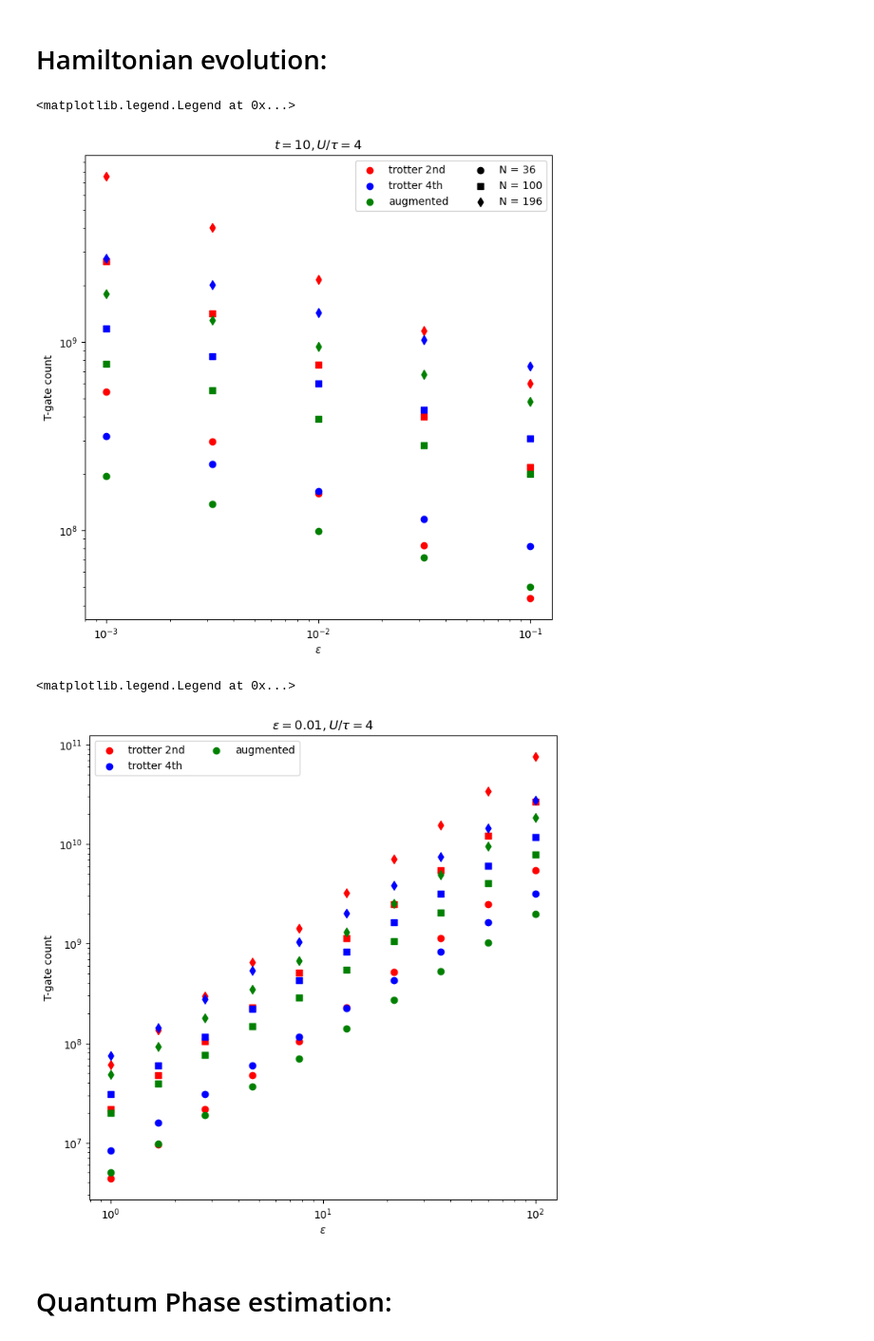
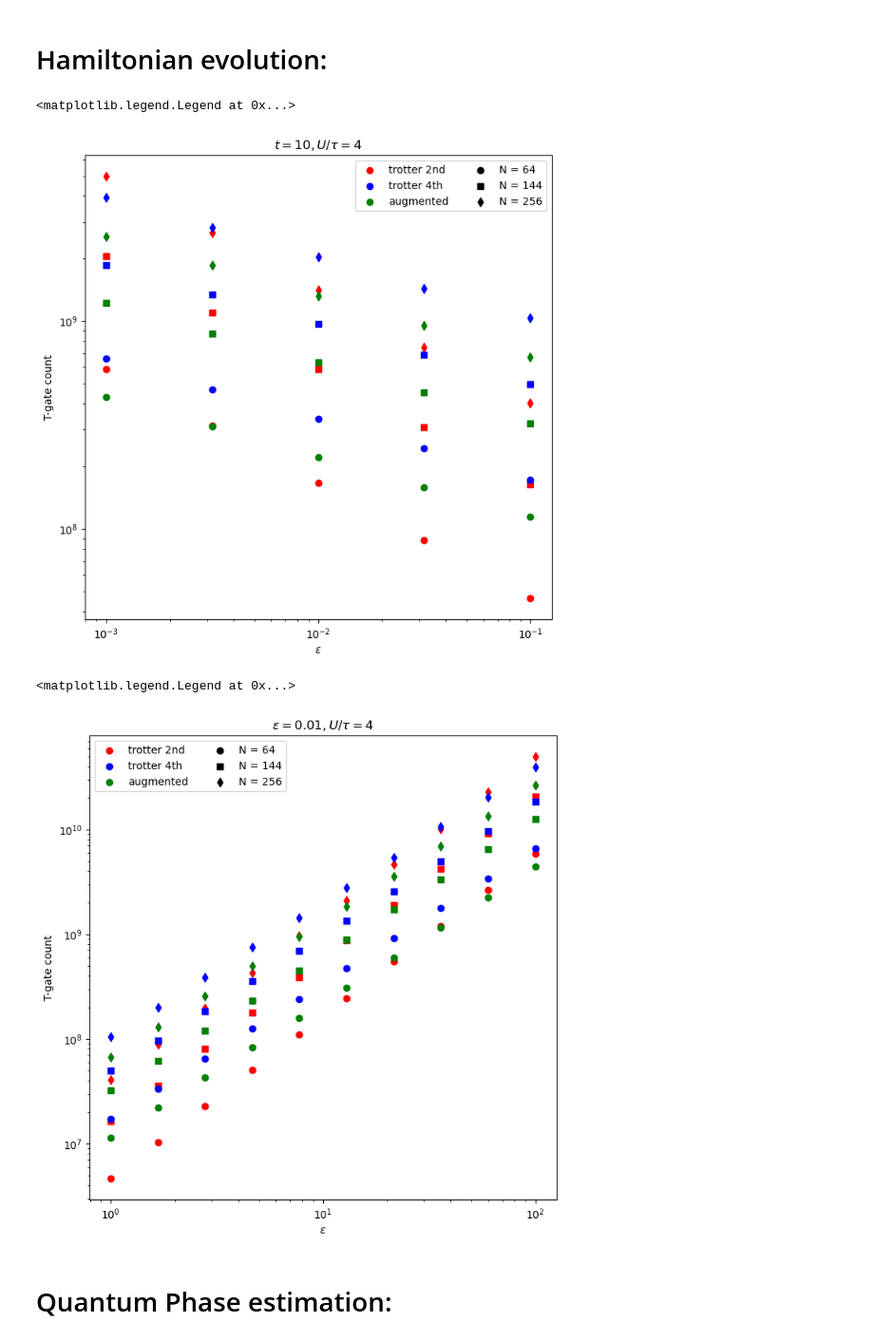
Before and after one commit to BjornTCC/lie-trotterization, a Jupyter notebook: hexagonal_lattice.ipynb, the cells around one changed output. Shown at 95% size. Saved outputs shown, nothing was run; the diff lists cells and outputs as text; code cells hidden in the pictures.

```diff
--- a/hexagonal_lattice.ipynb
+++ b/hexagonal_lattice.ipynb
@@ -89,7 +89,7 @@ x = 0.01
 t = 10
 logeps_list = np.linspace(-3, -1, 5)
 eps_list = np.pow(10, logeps_list)
-Ls = [3, 5, 7]
+Ls = [4, 6, 8]
 
 colors = ['r', 'b', 'g']
 marker_styles = ['o', 's', 'd']
@@ -134,12 +134,12 @@ for N, marker in zip(Ns, marker_styles):
 ax.legend(ncol = 2)
 # %% [output]
 <matplotlib.legend.Legend at 0x...>
-[figure, old version]
+[figure, new version]
 # %%
 logts = np.linspace(0, 2, 10)
 ts = np.pow(10, logts)
 eps = 0.01
-Ls = [3, 5, 7]
+Ls = [4, 6, 8]
 
 colors = ['r', 'b', 'g']
 marker_styles = ['o', 's', 'd']
@@ -156,34 +156,35 @@ ax.set_yscale("log")
 ax.set_xlabel(rf"$\varepsilon$")
 ax.set_ylabel(f"T-gate count")
 ax.set_title(rf"$\varepsilon = {eps}, U / \tau = {U}$")
 
 Ns = []
 for comp, color, comp_strat in zip(comp_args, colors, comp_strats):
     for L, marker_style in zip(Ls, marker_styles):
         G1, G2, G3, G = color_anisotropic_graphene(L, L, 1, 0.8, 0.6)
+        Ns.append(len(G.nodes))
         decomp = [G1,G2,G3]
         dcts = [hubbard_model_time_evolution_resources(
             U,
             tau,
             G,
             t,
             eps,
             comp,
             decomp,
             x=x,
             hwp = 0
         )
             for t in ts
         ]
         ys_t = [dict_to_t_count(d) for d in dcts]
         ax.scatter(ts, ys_t, marker = marker_style, c = color)
 
 for N, marker in zip(Ns, marker_styles):
     ax.scatter([],[], c = "k", marker = marker, label = f"N = {N}")
 ax.legend(ncol = 2)
 # %% [output]
 <matplotlib.legend.Legend at 0x...>
-[figure, old version]
+[figure, new version]
 # %% [markdown]
 # Quantum Phase estimation:
 # %%
```
Also changed, not shown: parts of 2 cells of this notebook, 2 other files.
